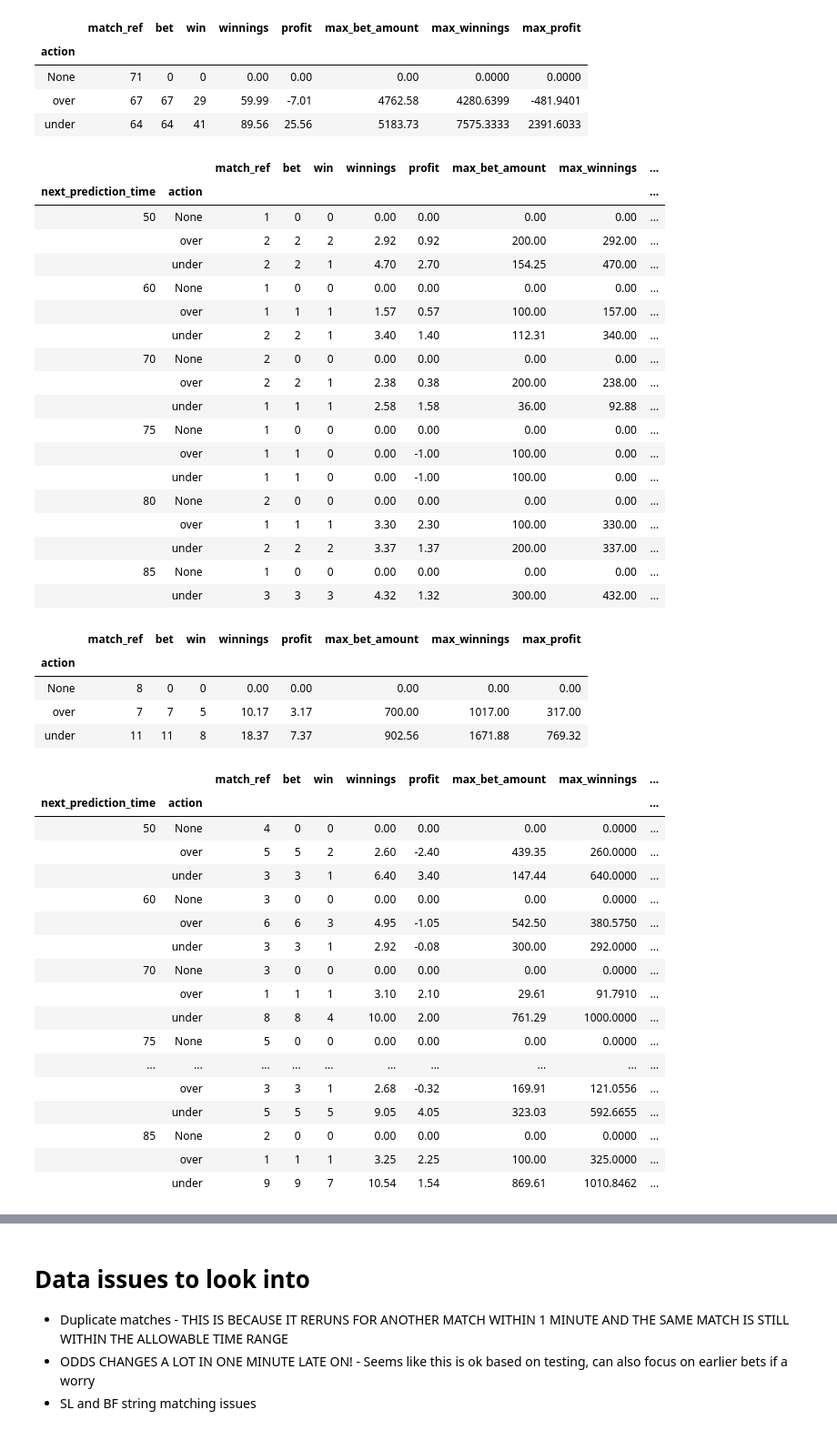
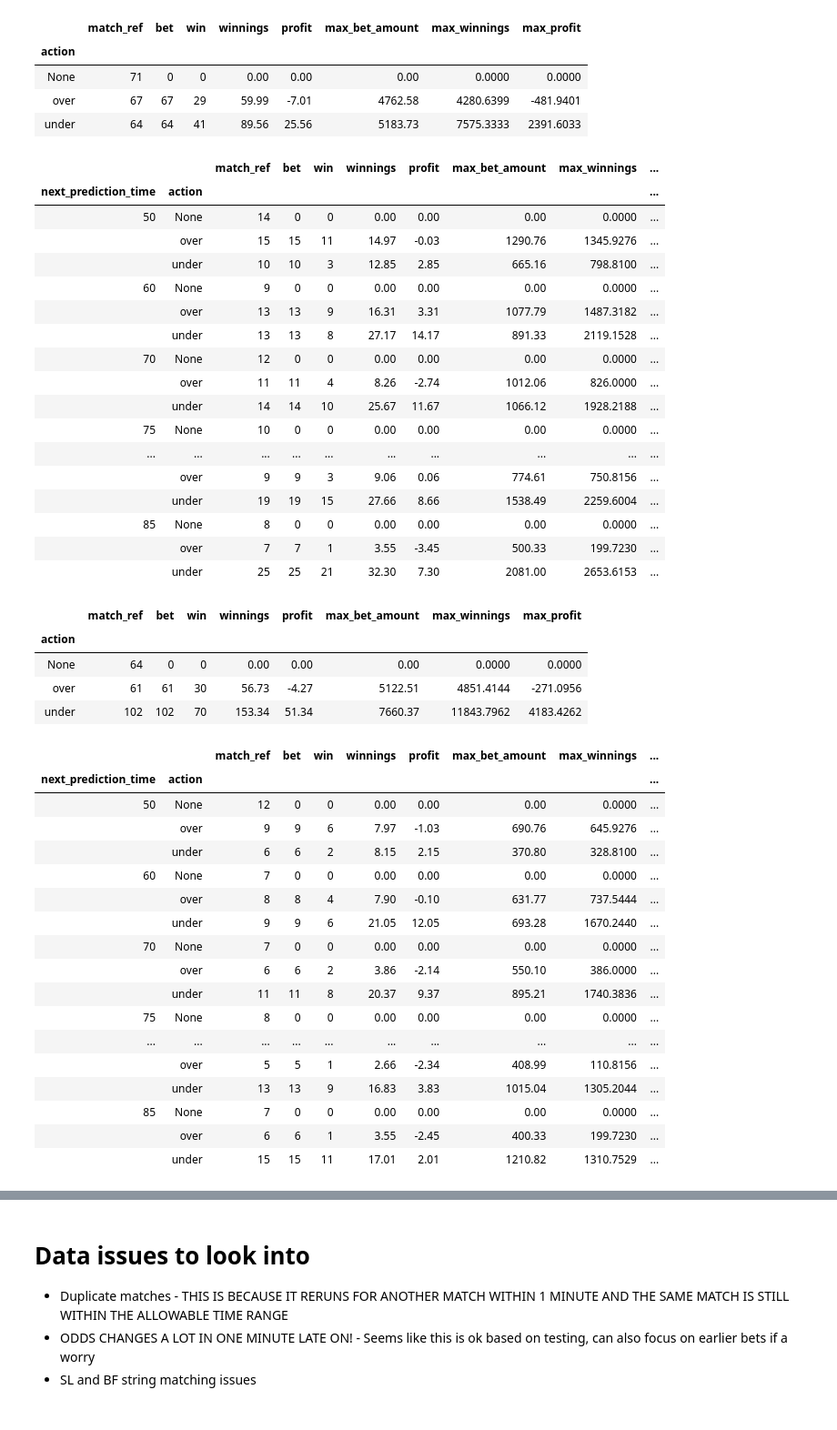
Before and after one commit to AngusMcKay/free_money, a Jupyter notebook: football/Get Previous Outcomes From Sporting Life.ipynb, the cells around one changed output, grey strips where cells are left out. Shown: that part at 91% size. Cells and saved outputs as stored; diff of their text form; code cells hidden in the pictures.

```diff
--- a/football/Get Previous Outcomes From Sporting Life.ipynb
+++ b/football/Get Previous Outcomes From Sporting Life.ipynb
@@ -35,7 +35,7 @@ pd.options.mode.chained_assignment = None
 # %% [markdown]
 # Get Data For Dates
 # %%
-past_dates = pd.date_range(start='2023-01-02', end='2023-01-12')
+past_dates = pd.date_range(start='2023-01-02', end='2023-01-15')
 # %%
 matches_data = []
 goals_data = []
@@ -698,55 +698,54 @@ model_data_4_with_preds_unique.groupby(['next_prediction_time', 'action']).agg({
 # %% [output]
 |  |  | match_ref | bet | win | winnings | profit | max_bet_amount | max_winnings | ... |
 | next_prediction_time | action |  |  |  |  |  |  |  | ... |
-| 50 | None | 1 | 0 | 0 | 0.00 | 0.00 | 0.00 | 0.00 | ... |
-|  | over | 2 | 2 | 2 | 2.92 | 0.92 | 200.00 | 292.00 | ... |
-|  | under | 2 | 2 | 1 | 4.70 | 2.70 | 154.25 | 470.00 | ... |
-| 60 | None | 1 | 0 | 0 | 0.00 | 0.00 | 0.00 | 0.00 | ... |
-|  | over | 1 | 1 | 1 | 1.57 | 0.57 | 100.00 | 157.00 | ... |
-|  | under | 2 | 2 | 1 | 3.40 | 1.40 | 112.31 | 340.00 | ... |
-| 70 | None | 2 | 0 | 0 | 0.00 | 0.00 | 0.00 | 0.00 | ... |
-|  | over | 2 | 2 | 1 | 2.38 | 0.38 | 200.00 | 238.00 | ... |
-|  | under | 1 | 1 | 1 | 2.58 | 1.58 | 36.00 | 92.88 | ... |
-| 75 | None | 1 | 0 | 0 | 0.00 | 0.00 | 0.00 | 0.00 | ... |
-|  | over | 1 | 1 | 0 | 0.00 | -1.00 | 100.00 | 0.00 | ... |
-|  | under | 1 | 1 | 0 | 0.00 | -1.00 | 100.00 | 0.00 | ... |
-| 80 | None | 2 | 0 | 0 | 0.00 | 0.00 | 0.00 | 0.00 | ... |
-|  | over | 1 | 1 | 1 | 3.30 | 2.30 | 100.00 | 330.00 | ... |
-|  | under | 2 | 2 | 2 | 3.37 | 1.37 | 200.00 | 337.00 | ... |
-| 85 | None | 1 | 0 | 0 | 0.00 | 0.00 | 0.00 | 0.00 | ... |
-|  | under | 3 | 3 | 3 | 4.32 | 1.32 | 300.00 | 432.00 | ... |
+| 50 | None | 14 | 0 | 0 | 0.00 | 0.00 | 0.00 | 0.0000 | ... |
+|  | over | 15 | 15 | 11 | 14.97 | -0.03 | 1290.76 | 1345.9276 | ... |
+|  | under | 10 | 10 | 3 | 12.85 | 2.85 | 665.16 | 798.8100 | ... |
+| 60 | None | 9 | 0 | 0 | 0.00 | 0.00 | 0.00 | 0.0000 | ... |
+|  | over | 13 | 13 | 9 | 16.31 | 3.31 | 1077.79 | 1487.3182 | ... |
+|  | under | 13 | 13 | 8 | 27.17 | 14.17 | 891.33 | 2119.1528 | ... |
+| 70 | None | 12 | 0 | 0 | 0.00 | 0.00 | 0.00 | 0.0000 | ... |
+|  | over | 11 | 11 | 4 | 8.26 | -2.74 | 1012.06 | 826.0000 | ... |
+|  | under | 14 | 14 | 10 | 25.67 | 11.67 | 1066.12 | 1928.2188 | ... |
+| 75 | None | 10 | 0 | 0 | 0.00 | 0.00 | 0.00 | 0.0000 | ... |
+| ... | ... | ... | ... | ... | ... | ... | ... | ... | ... |
+|  | over | 9 | 9 | 3 | 9.06 | 0.06 | 774.61 | 750.8156 | ... |
+|  | under | 19 | 19 | 15 | 27.66 | 8.66 | 1538.49 | 2259.6004 | ... |
+| 85 | None | 8 | 0 | 0 | 0.00 | 0.00 | 0.00 | 0.0000 | ... |
+|  | over | 7 | 7 | 1 | 3.55 | -3.45 | 500.33 | 199.7230 | ... |
+|  | under | 25 | 25 | 21 | 32.30 | 7.30 | 2081.00 | 2653.6153 | ... |
 # %%
 model_data_4_with_preds_unique.groupby(['action']).agg({
     'match_ref': len, 'bet': sum, 'win': sum, 'winnings': sum, 'profit': sum, 'max_bet_amount': sum, 'max_winnings': sum, 'max_profit': sum})
 # %% [output]
 |  | match_ref | bet | win | winnings | profit | max_bet_amount | max_winnings | max_profit |
 | action |  |  |  |  |  |  |  |  |
-| None | 8 | 0 | 0 | 0.00 | 0.00 | 0.00 | 0.00 | 0.00 |
-| over | 7 | 7 | 5 | 10.17 | 3.17 | 700.00 | 1017.00 | 317.00 |
-| under | 11 | 11 | 8 | 18.37 | 7.37 | 902.56 | 1671.88 | 769.32 |
+| None | 64 | 0 | 0 | 0.00 | 0.00 | 0.00 | 0.0000 | 0.0000 |
+| over | 61 | 61 | 30 | 56.73 | -4.27 | 5122.51 | 4851.4144 | -271.0956 |
+| under | 102 | 102 | 70 | 153.34 | 51.34 | 7660.37 | 11843.7962 | 4183.4262 |
 # %%
-from_date = '2023-01-11'
+from_date = '2023-01-14 17:00'
 model_data_4_with_preds_unique[model_data_4_with_preds_unique['match_date']>=from_date].groupby(['next_prediction_time', 'action']).agg({
     'match_ref': len, 'bet': sum, 'win': sum, 'winnings': sum, 'profit': sum, 'max_bet_amount': sum, 'max_winnings': sum, 'max_profit': sum})
 # %% [output]
 |  |  | match_ref | bet | win | winnings | profit | max_bet_amount | max_winnings | ... |
 | next_prediction_time | action |  |  |  |  |  |  |  | ... |
-| 50 | None | 4 | 0 | 0 | 0.00 | 0.00 | 0.00 | 0.0000 | ... |
-|  | over | 5 | 5 | 2 | 2.60 | -2.40 | 439.35 | 260.0000 | ... |
-|  | under | 3 | 3 | 1 | 6.40 | 3.40 | 147.44 | 640.0000 | ... |
-| 60 | None | 3 | 0 | 0 | 0.00 | 0.00 | 0.00 | 0.0000 | ... |
-|  | over | 6 | 6 | 3 | 4.95 | -1.05 | 542.50 | 380.5750 | ... |
-|  | under | 3 | 3 | 1 | 2.92 | -0.08 | 300.00 | 292.0000 | ... |
-| 70 | None | 3 | 0 | 0 | 0.00 | 0.00 | 0.00 | 0.0000 | ... |
-|  | over | 1 | 1 | 1 | 3.10 | 2.10 | 29.61 | 91.7910 | ... |
-|  | under | 8 | 8 | 4 | 10.00 | 2.00 | 761.29 | 1000.0000 | ... |
-| 75 | None | 5 | 0 | 0 | 0.00 | 0.00 | 0.00 | 0.0000 | ... |
+| 50 | None | 12 | 0 | 0 | 0.00 | 0.00 | 0.00 | 0.0000 | ... |
+|  | over | 9 | 9 | 6 | 7.97 | -1.03 | 690.76 | 645.9276 | ... |
+|  | under | 6 | 6 | 2 | 8.15 | 2.15 | 370.80 | 328.8100 | ... |
+| 60 | None | 7 | 0 | 0 | 0.00 | 0.00 | 0.00 | 0.0000 | ... |
+|  | over | 8 | 8 | 4 | 7.90 | -0.10 | 631.77 | 737.5444 | ... |
+|  | under | 9 | 9 | 6 | 21.05 | 12.05 | 693.28 | 1670.2440 | ... |
+| 70 | None | 7 | 0 | 0 | 0.00 | 0.00 | 0.00 | 0.0000 | ... |
+|  | over | 6 | 6 | 2 | 3.86 | -2.14 | 550.10 | 386.0000 | ... |
+|  | under | 11 | 11 | 8 | 20.37 | 9.37 | 895.21 | 1740.3836 | ... |
+| 75 | None | 8 | 0 | 0 | 0.00 | 0.00 | 0.00 | 0.0000 | ... |
 | ... | ... | ... | ... | ... | ... | ... | ... | ... | ... |
-|  | over | 3 | 3 | 1 | 2.68 | -0.32 | 169.91 | 121.0556 | ... |
-|  | under | 5 | 5 | 5 | 9.05 | 4.05 | 323.03 | 592.6655 | ... |
-| 85 | None | 2 | 0 | 0 | 0.00 | 0.00 | 0.00 | 0.0000 | ... |
-|  | over | 1 | 1 | 1 | 3.25 | 2.25 | 100.00 | 325.0000 | ... |
-|  | under | 9 | 9 | 7 | 10.54 | 1.54 | 869.61 | 1010.8462 | ... |
+|  | over | 5 | 5 | 1 | 2.66 | -2.34 | 408.99 | 110.8156 | ... |
+|  | under | 13 | 13 | 9 | 16.83 | 3.83 | 1015.04 | 1305.2044 | ... |
+| 85 | None | 7 | 0 | 0 | 0.00 | 0.00 | 0.00 | 0.0000 | ... |
+|  | over | 6 | 6 | 1 | 3.55 | -2.45 | 400.33 | 199.7230 | ... |
+|  | under | 15 | 15 | 11 | 17.01 | 2.01 | 1210.82 | 1310.7529 | ... |
 # %%
 model_data_4_with_preds_unique[model_data_4_with_preds_unique['match_date']>=from_date].groupby(['action']).agg({
     'match_ref': len, 'bet': sum, 'win': sum, 'winnings': sum, 'profit': sum, 'max_bet_amount': sum, 'max_winnings': sum, 'max_profit': sum})
```
Also changed, not shown: parts of 65 cells of this notebook, 2 other files.
